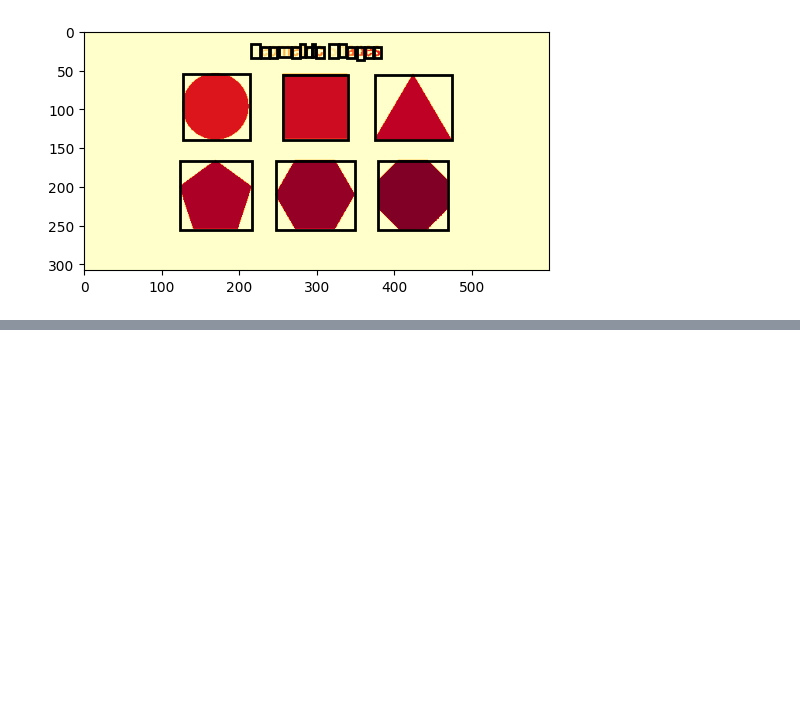
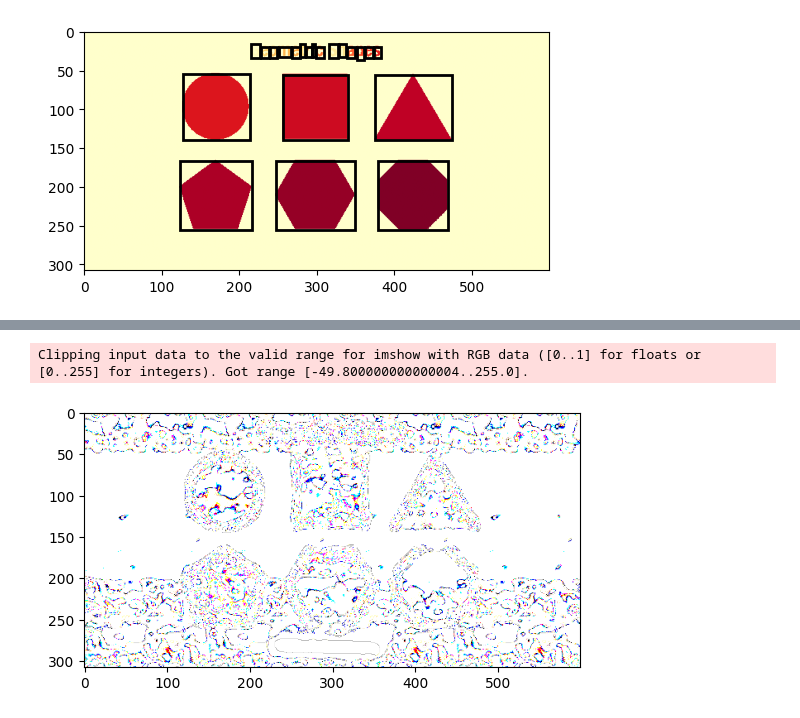
Before and after one commit to 213Horse/NhapMonXuLyAnhSo_ThucHanh, a Jupyter notebook: Lab5/lab5.ipynb, the cells around one changed output, grey strips where cells are left out. Cells and saved outputs as stored; diff of their text form; code cells hidden in the pictures; blank space fills up the shorter version.

```diff
--- a/Lab5/lab5.ipynb
+++ b/Lab5/lab5.ipynb
@@ -43,0 +84,35 @@ plt.show()
+# %%
+##4
+from PIL import Image
+import numpy as np
+import cv2
+import imageio.v2 as iio
+import scipy.ndimage as nd
+from skimage.morphology import label
+from skimage.measure import regionprops
+import matplotlib.pylab as plt
+import matplotlib.patches as mpatches
+from skimage.filters.thresholding import threshold_otsu
+
+def Harris(indata, alpha=0.2):
+    x = nd.sobel(indata, 0)
+    y = nd.sobel(indata, 1)
+    x1 = x ** 2
+    y1 = y ** 2
+    xy = abs(x * y)
+    x1 = nd.gaussian_filter(x1, 3)
+    y1 = nd.gaussian_filter(y1, 3)
+    xy = nd.gaussian_filter(xy, 3)
+
+    detC = x1 * y1 - 2 * xy
+    trC = x1 + y1
+    R = detC - alpha * trC**2
+    return R
+
+data = Image.open('geometric.png')
+bmg = Harris(data)
+plt.imshow(bmg)
+plt.show()
+# %% [output]
+Clipping input data to the valid range for imshow with RGB data ([0..1] for floats or [0..255] for integers). Got range [-49.800000000000004..255.0].
+[figure, added]
```
Also changed, not shown: parts of 6 cells of this notebook, 14 other files.
